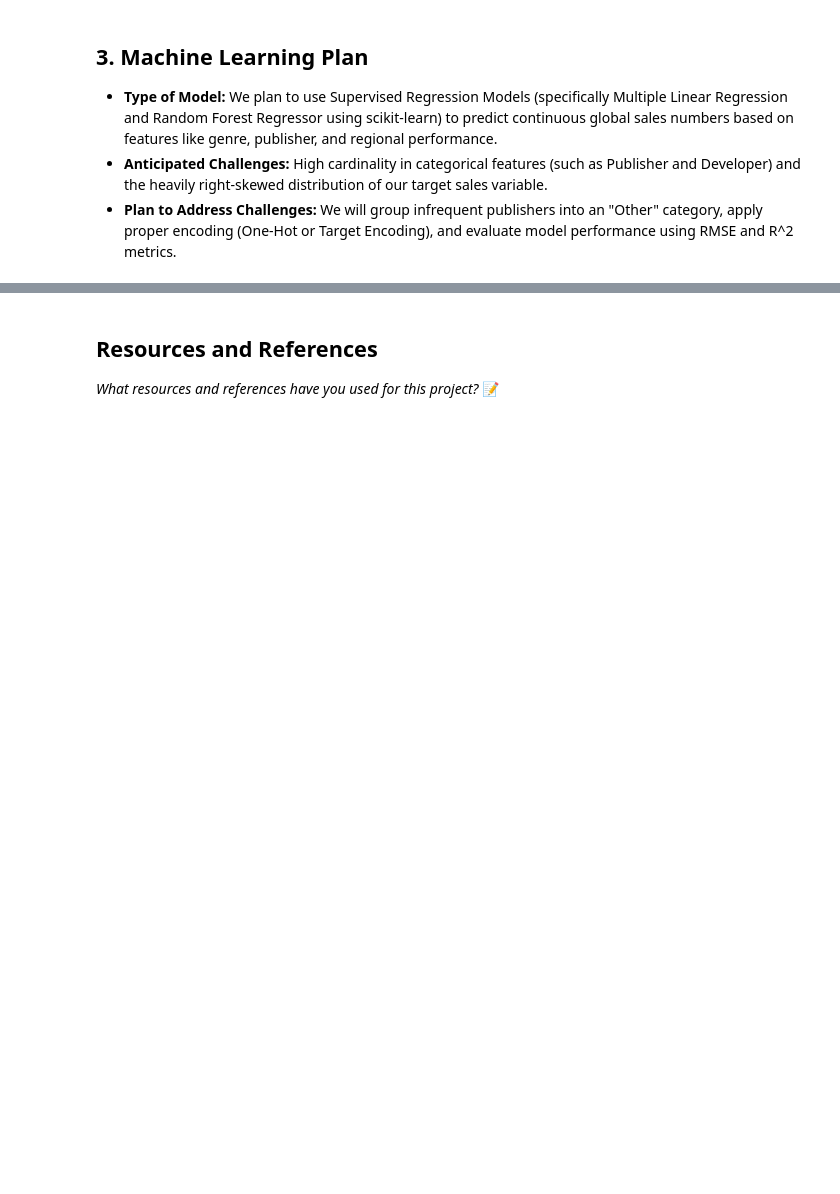
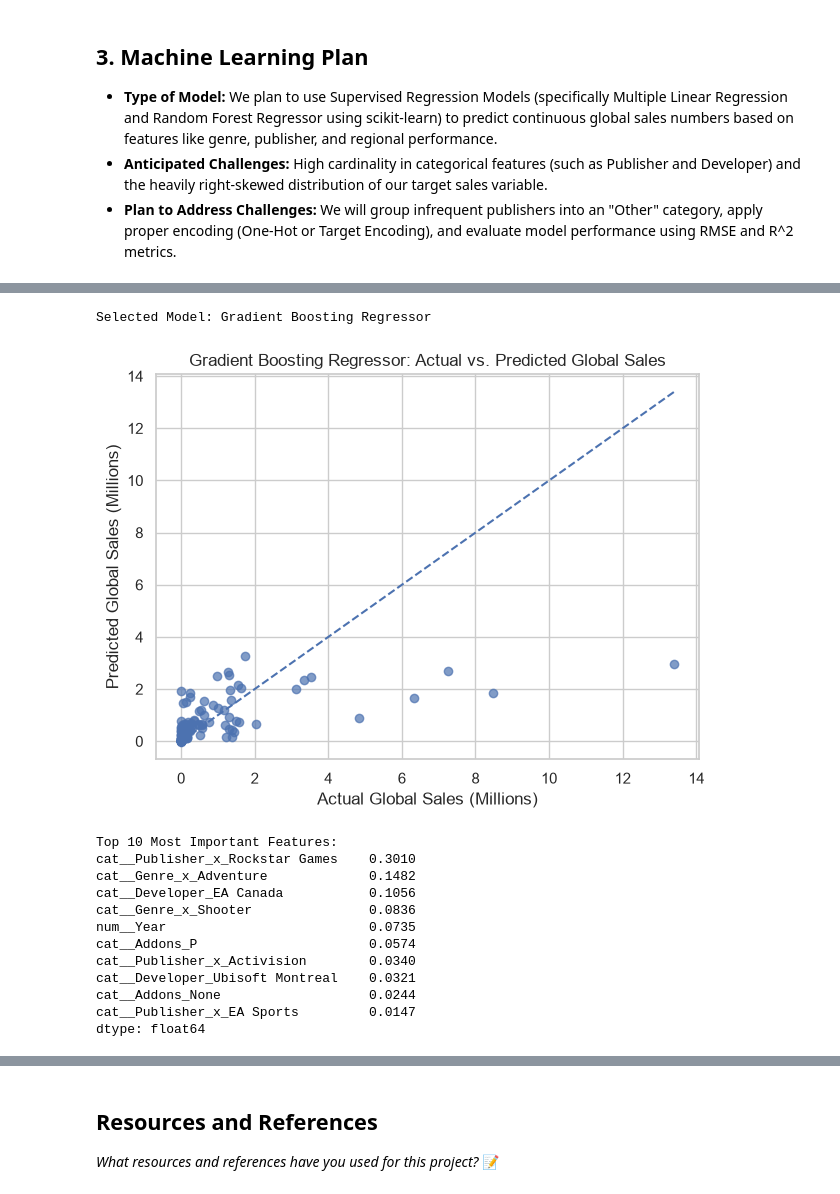
Before and after one commit to IT4063C-Fall2026/data-tech-analytics-final-project-surapanenisairam, a Jupyter notebook: source.ipynb, the cells around one changed output, grey strips where cells are left out. Saved outputs shown, nothing was run; the diff lists cells and outputs as text; code cells hidden in the pictures; blank space fills up the shorter version.

```diff
--- a/source.ipynb
+++ b/source.ipynb
@@ -185,0 +313,45 @@ dtype: int64
+# %%
+import matplotlib.pyplot as plt
+
+# Select the model with the lowest Test RMSE
+best_model_name = results_df.iloc[0]["Model"]
+best_pipeline = trained_pipelines[best_model_name]
+best_preds = best_pipeline.predict(X_test)
+
+print(f"Selected Model: {best_model_name}")
+
+# Actual vs. Predicted plot on test set
+plt.figure(figsize=(7, 5))
+plt.scatter(y_test, best_preds, alpha=0.7)
+max_val = max(y_test.max(), best_preds.max())
+plt.plot([0, max_val], [0, max_val], linestyle="--")
+plt.xlabel("Actual Global Sales (Millions)")
+plt.ylabel("Predicted Global Sales (Millions)")
+plt.title(f"{best_model_name}: Actual vs. Predicted Global Sales")
+plt.show()
+
+# Top 10 features if the chosen model supports feature_importances_
+reg_step = best_pipeline.named_steps["regressor"]
+prep_step = best_pipeline.named_steps["preprocessor"]
+
+if hasattr(reg_step, "feature_importances_"):
+    feat_names = prep_step.get_feature_names_out()
+    importances = pd.Series(reg_step.feature_importances_, index=feat_names)
+    top_10 = importances.sort_values(ascending=False).head(10)
+    print("\nTop 10 Most Important Features:")
+    print(top_10.round(4))
+# %% [output]
+Selected Model: Gradient Boosting Regressor
+[figure, added]
+Top 10 Most Important Features:
+cat__Publisher_x_Rockstar Games    0.3010
+cat__Genre_x_Adventure             0.1482
+cat__Developer_EA Canada           0.1056
+cat__Genre_x_Shooter               0.0836
+num__Year                          0.0735
+cat__Addons_P                      0.0574
+cat__Publisher_x_Activision        0.0340
+cat__Developer_Ubisoft Montreal    0.0321
+cat__Addons_None                   0.0244
+cat__Publisher_x_EA Sports         0.0147
+dtype: float64
```
Also changed, not shown: parts of 4 cells of this notebook.
